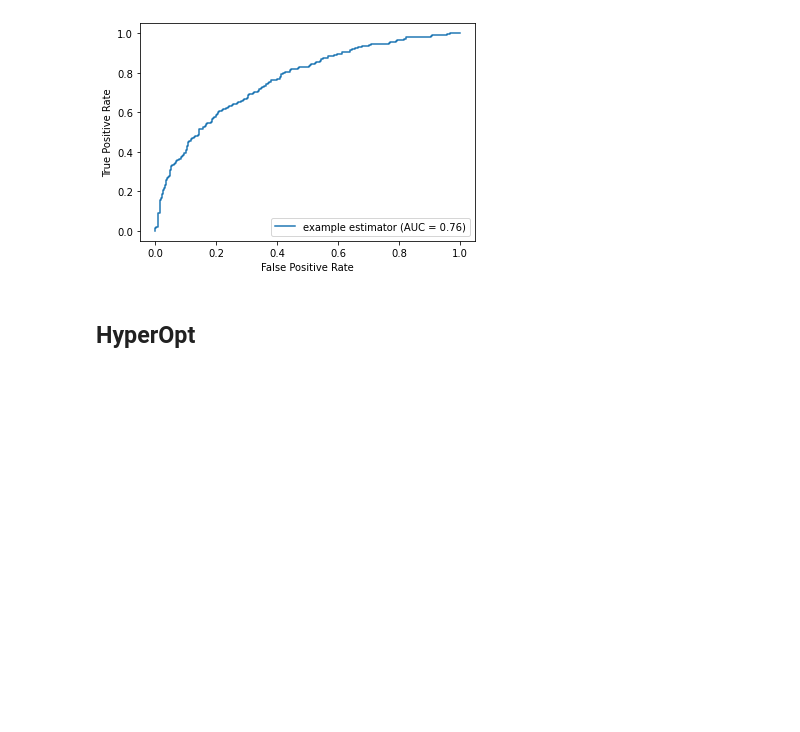
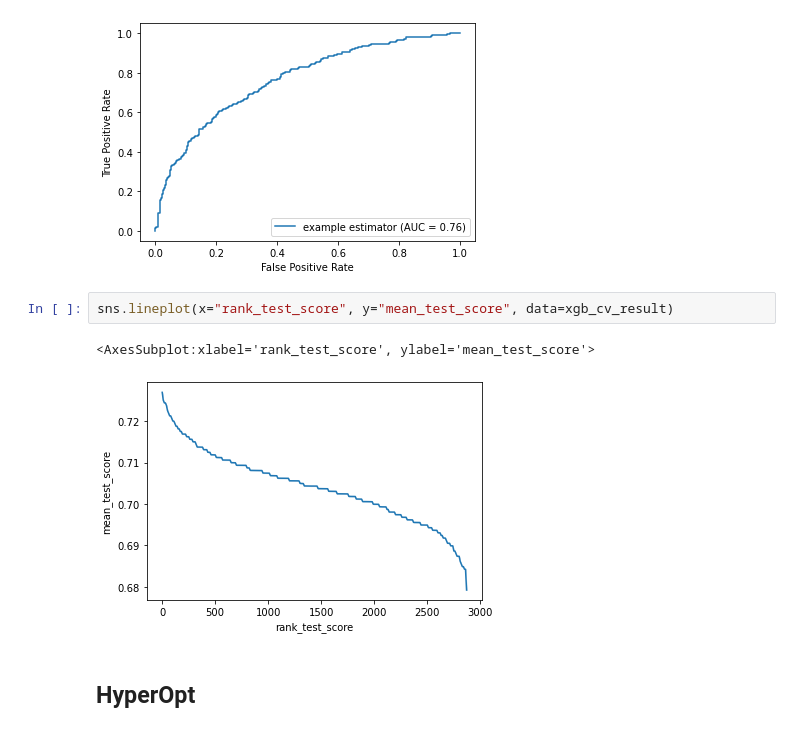
Before and after one commit to JohnsonJDDJ/zilean, a Jupyter notebook: models.ipynb, the cells around one changed output. Drawn from its saved outputs; the diff is of its cells as text; blank space fills up the shorter version.

```diff
--- a/models.ipynb
+++ b/models.ipynb
@@ -125,6 +109,11 @@ xgb_cv_result.sort_values("mean_test_score", ascending=False)
 plot_roc_curve(y_test, final_xgb.predict_proba(X_test)[:,1])
 # %% [output]
 [figure]
+# %%
+sns.lineplot(x="rank_test_score", y="mean_test_score", data=xgb_cv_result)
+# %% [output]
+<AxesSubplot:xlabel='rank_test_score', ylabel='mean_test_score'>
+[figure, added]
 # %% [markdown]
 ## HyperOpt
 # %%
```
Also changed, not shown: parts of 2 cells of this notebook, 1 other file.
